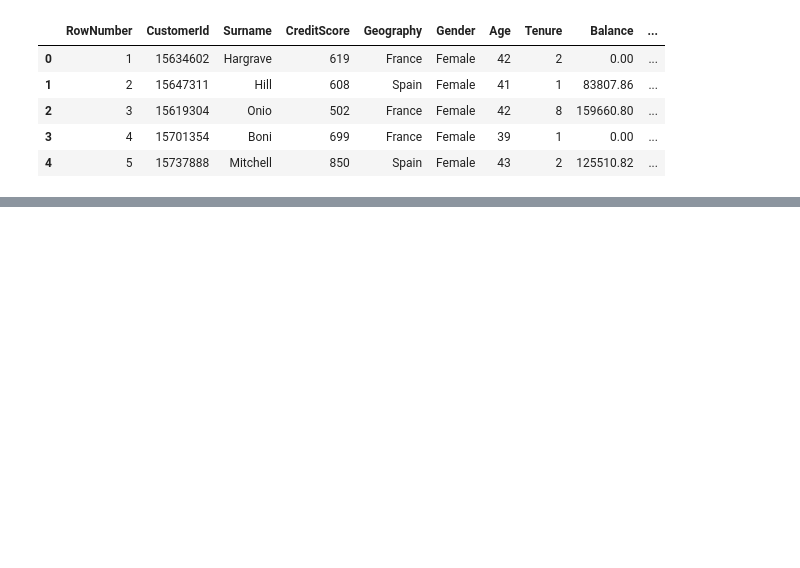
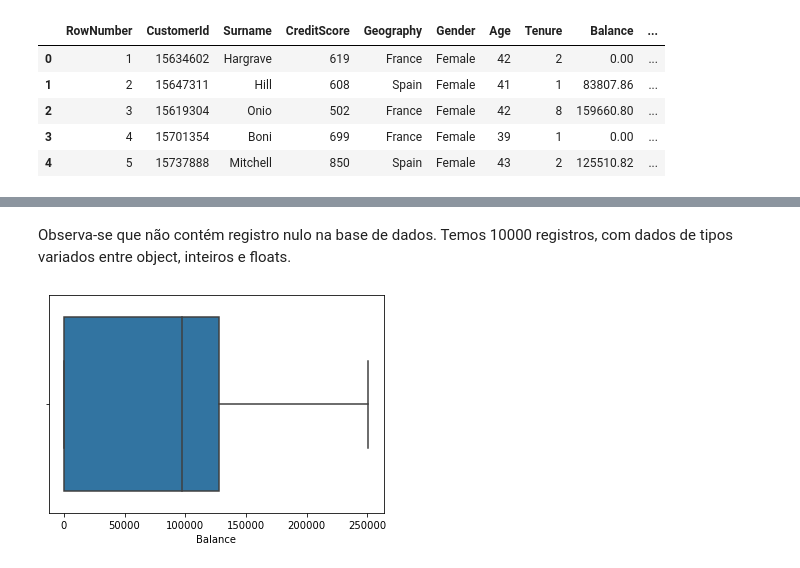
Before and after one commit to Eduu1/Portf-lio-Data-Science, a Jupyter notebook: Projeto_Bank_Customer_churn/Notebook_Projeto.ipynb, the cells around one changed output, grey strips where cells are left out. Cells and saved outputs as stored; diff of their text form; code cells hidden in the pictures; blank space fills up the shorter version.

Commit message:
EDA inicial e primeiras observações

```diff
--- a/Projeto_Bank_Customer_churn/Notebook_Projeto.ipynb
+++ b/Projeto_Bank_Customer_churn/Notebook_Projeto.ipynb
@@ -17,0 +52,7 @@ dataset.head()
+# %% [markdown]
+Observa-se que não contém registro nulo na base de dados. Temos 10000 registros, com dados de tipos variados entre object, inteiros e floats.
+# %%
+sns.boxplot(x = 'Balance', data = dataset)
+plt.show()
+# %% [output]
+[figure, added]
```
Also changed, not shown: parts of 13 cells of this notebook.
